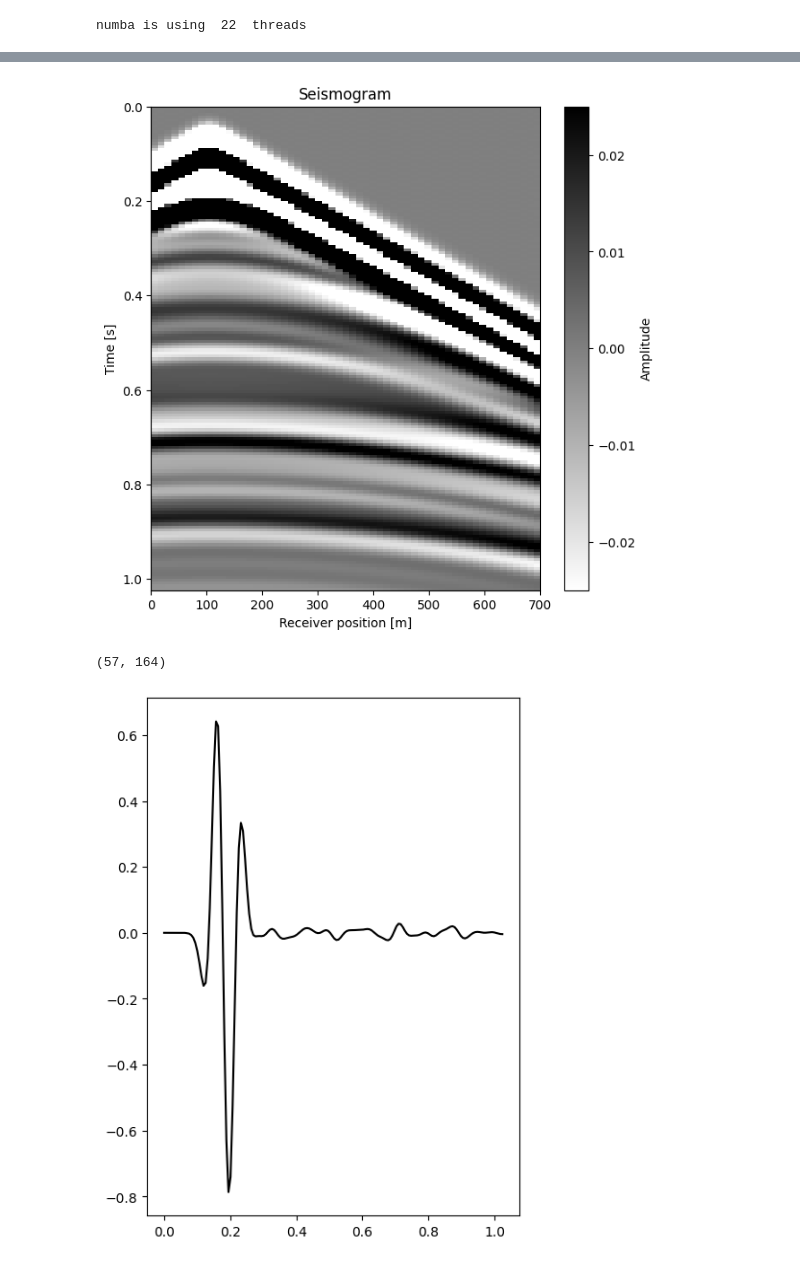
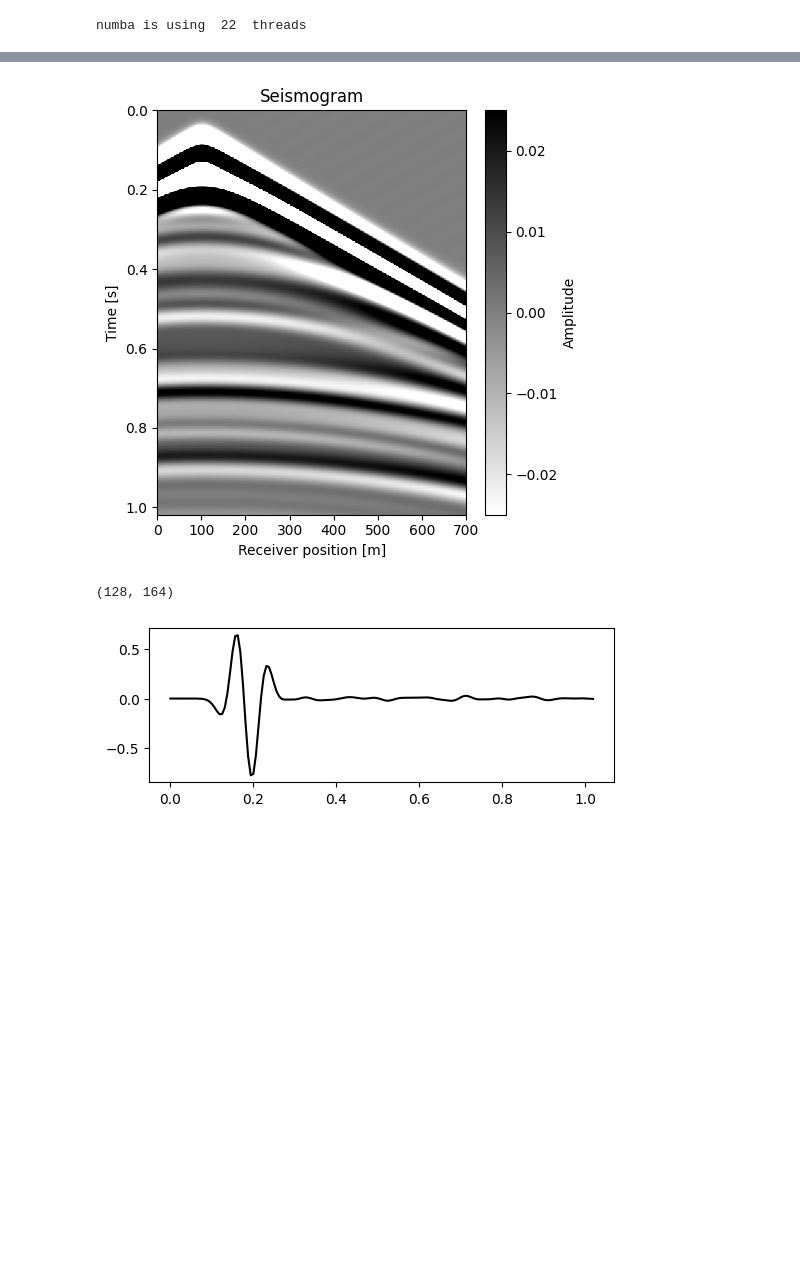
Before and after one commit to pmarchne/reflectivity-acoustic, a Jupyter notebook: notebooks/seismogram.ipynb, the cells around one changed output, grey strips where cells are left out. Saved outputs shown, nothing was run; the diff lists cells and outputs as text; code cells hidden in the pictures; blank space fills up the shorter version.

```diff
--- a/notebooks/seismogram.ipynb
+++ b/notebooks/seismogram.ipynb
@@ -16,3 +18,8 @@ from src.fortran.reflectivity_benchmark import fortran_reflectivity
+# %%
+config = Config(n_receivers=128, noise_level=0.1, x_min=0., x_max=700.,
+                   z_rec=75., z_src=50., x_src=100., nq_prop=1024, f0=10.,
+                   total_time=1.024, delay=0.1, epsilon=1.0, source_deriv=True, free_surface=True)
+param, acq = build_problem(config)
 # %%
 # example from TOYxDAC_TIME
 z_interfaces = np.array([0.0, 100.0, 200.0, 250.0, 350.0, 450.0, 550.0, 650.0, 700.0])
@@ -37,27 +29,0 @@ print(layers)
-# %%
-total_time = 1.024    # seconds
-f0 = 10.0           # Ricker central frequency (Hz)
-f_max = 8.0 * f0    # practical Ricker cutoff
-# Nyquist frequency for f_max
-dt = 1/(2.*f_max)
-print("dt =", dt)
-#dt = total_time / (nt-1)
-nfft = 2**int(np.ceil(np.log2(total_time/dt)))
-nfft *= 8 # zero-padding to ensure late wrap-around
-print("nfft =", nfft)
-nt = int(total_time / dt) + 1
-print("nt =", nt)
-#time = np.arange(nt) * dt
-
-epsilon = 1.0
-param = Parameters(total_time=total_time, nt=nt, f0=f0, nfft=nfft, epsilon=epsilon, delay=0.1)
-
-# x and z positions of sources
-xs, zs = 100.0, 50.0
-sources = [(xs, zs)]
-# x and z positions of receivers
-Nr = 57
-x_receivers = np.linspace(0.0, 700.0, Nr) # offsets
-receivers = [(x, 75.0) for x in x_receivers]
-print(receivers)
-acq = Acquisition(sources, receivers)
@@ -125,0 +83,2 @@ Sommerfeld quadrature elapsed: 1.71 s
+# %%
+d_cal, _ = forward(layers, config, timing=True)
@@ -126,20 +87,19 @@ Sommerfeld quadrature elapsed: 1.71 s
 # %%
 d_cal_seis = d_cal[0, :, :]
 d_cal_seis = d_cal_seis / np.max(np.abs(d_cal_seis))  # normalize for better visualization
-plot_seismogram(d_cal_seis.T, acq.xr, param.time, vmin=-0.025, vmax=0.025, cmap='gray_r', ncolors=256, figsize=(7, 7))
+plot_seismogram(d_cal_seis.T, acq.xr, param.time, vmin=-0.025, vmax=0.025, cmap='gray_r', ncolors=256, figsize=(5, 5))
 #plt.savefig("seismogram_reflectivity.png", bbox_inches='tight')
 # %% [output]
-[figure, old version]
+[figure, new version]
 # %%
 print(d_cal_seis.shape)
-plt.figure(figsize=(5, 7))
+plt.figure(figsize=(6, 2))
 plt.plot(param.time, d_cal_seis[0, :], 'k-')
 plt.show()
-
 #np.savetxt("../FD_comparison/d_cal_seis.txt", d_cal_seis)
 # %% [output]
-(57, 164)
+(128, 164)
-[figure, old version]
+[figure, new version]
 # %%
 from src.utilities import ricker_wavelet
 dt = 0.0005
```
Also changed, not shown: parts of 8 cells of this notebook, 21 other files.
